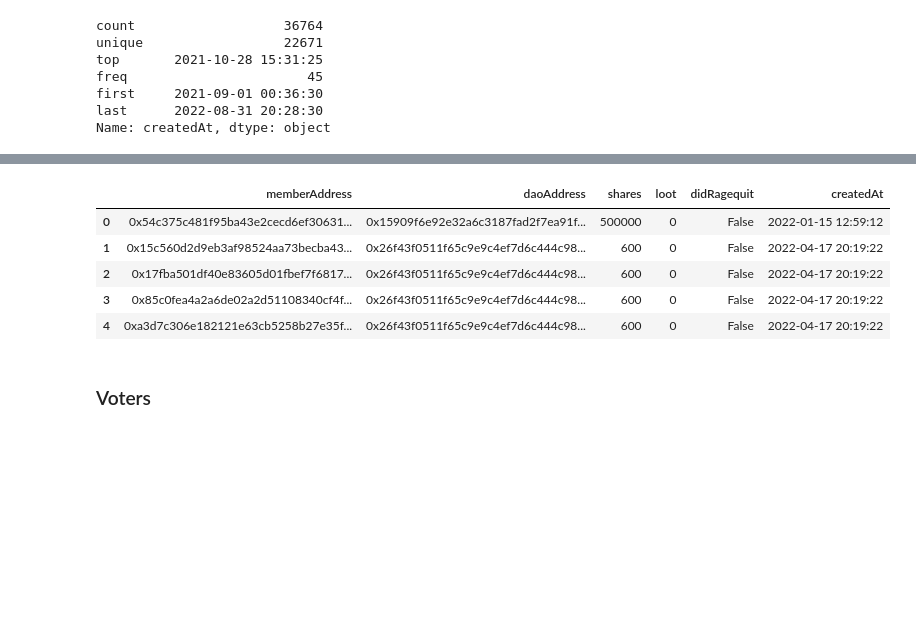
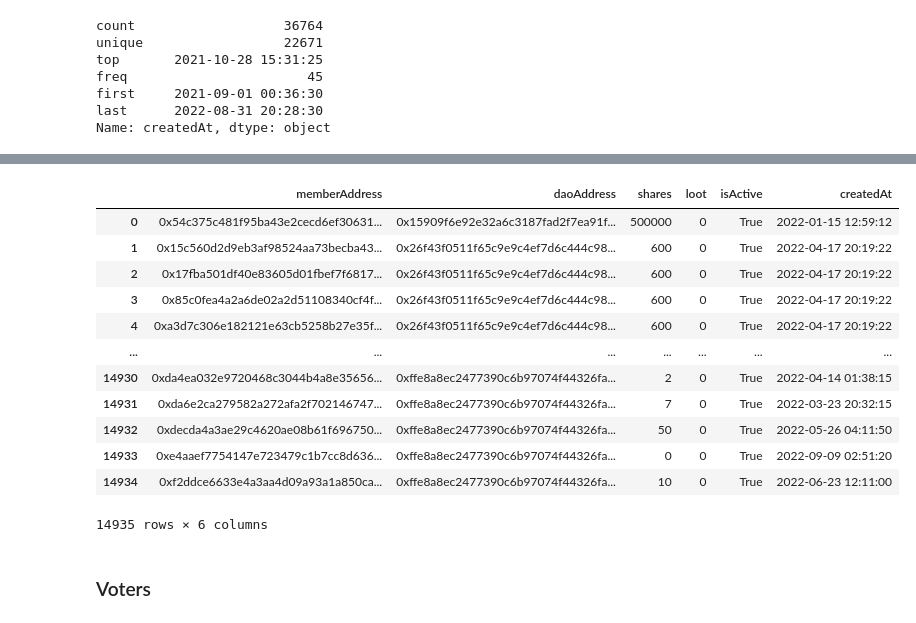
Before and after one commit to Grasia/semantic-web3-dao, a Jupyter notebook: knowledge_graph/KnowledgeGraph-Web3-DAO.ipynb, the cells around one changed output, grey strips where cells are left out. Saved outputs shown, nothing was run; the diff lists cells and outputs as text; code cells hidden in the pictures; blank space fills up the shorter version.

```diff
--- a/knowledge_graph/KnowledgeGraph-Web3-DAO.ipynb
+++ b/knowledge_graph/KnowledgeGraph-Web3-DAO.ipynb
@@ -269,0 +300,3 @@ dao_members_df = dao_members_df[dao_members_df['molochAddress'].isin(dao_list)]
+# %%
+dao_members_df['isActive'] = ~dao_members_df['didRagequit']
+dao_members_df.head()
@@ -270,2 +310,3 @@ dao_members_df = dao_members_df[dao_members_df['molochAddress'].isin(dao_list)]
 # %%
-dao_members_df = dao_members_df[["memberAddress", "molochAddress", "shares", "loot", "didRagequit", "createdAt"]]
+dao_members_df = dao_members_df[["memberAddress", "molochAddress", "shares", "loot", "isActive", "createdAt"]]
+dao_members_df
@@ -337,4 +430,5 @@ dao_proposals_df.head()
 5 rows × 21 columns
 # %%
 # Only proposals from the selected DAOs.
-dao_proposals_df = dao_proposals_df[dao_proposals_df['molochAddress'].isin(dao_list)]
+dao_proposals_df = dao_proposals_df[dao_proposals_df['molochAddress'].isin(daos_df['daoAddress'])]
+dao_proposals_df
@@ -431,3 +605,4 @@ daos_df.head()
 # %%
 # Discard members that are not in the new DAO list.
-dao_members_df = dao_members_df[dao_members_df['daoAddress'].isin(dao_proposals_list)]
+dao_members_df = dao_members_df[dao_members_df['daoAddress'].isin(dao_proposals_df['daoAddress'])]
+dao_members_df
@@ -434,13 +623,20 @@ dao_members_df = dao_members_df[dao_members_df['daoAddress'].isin(dao_proposals_
 # %%
 dao_members_df.reset_index(inplace = True, drop = True)
-dao_members_df.head()
+dao_members_df
 # %% [output]
-|  | memberAddress | daoAddress | shares | loot | didRagequit | createdAt |
-| 0 | 0x54c375c481f95ba43e2cecd6ef30631... | 0x15909f6e92e32a6c3187fad2f7ea91f... | 500000 | 0 | False | 2022-01-15 12:59:12 |
-| 1 | 0x15c560d2d9eb3af98524aa73becba43... | 0x26f43f0511f65c9e9c4ef7d6c444c98... | 600 | 0 | False | 2022-04-17 20:19:22 |
-| 2 | 0x17fba501df40e83605d01fbef7f6817... | 0x26f43f0511f65c9e9c4ef7d6c444c98... | 600 | 0 | False | 2022-04-17 20:19:22 |
-| 3 | 0x85c0fea4a2a6de02a2d51108340cf4f... | 0x26f43f0511f65c9e9c4ef7d6c444c98... | 600 | 0 | False | 2022-04-17 20:19:22 |
-| 4 | 0xa3d7c306e182121e63cb5258b27e35f... | 0x26f43f0511f65c9e9c4ef7d6c444c98... | 600 | 0 | False | 2022-04-17 20:19:22 |
+|  | memberAddress | daoAddress | shares | loot | isActive | createdAt |
+| 0 | 0x54c375c481f95ba43e2cecd6ef30631... | 0x15909f6e92e32a6c3187fad2f7ea91f... | 500000 | 0 | True | 2022-01-15 12:59:12 |
+| 1 | 0x15c560d2d9eb3af98524aa73becba43... | 0x26f43f0511f65c9e9c4ef7d6c444c98... | 600 | 0 | True | 2022-04-17 20:19:22 |
+| 2 | 0x17fba501df40e83605d01fbef7f6817... | 0x26f43f0511f65c9e9c4ef7d6c444c98... | 600 | 0 | True | 2022-04-17 20:19:22 |
+| 3 | 0x85c0fea4a2a6de02a2d51108340cf4f... | 0x26f43f0511f65c9e9c4ef7d6c444c98... | 600 | 0 | True | 2022-04-17 20:19:22 |
+| 4 | 0xa3d7c306e182121e63cb5258b27e35f... | 0x26f43f0511f65c9e9c4ef7d6c444c98... | 600 | 0 | True | 2022-04-17 20:19:22 |
+| ... | ... | ... | ... | ... | ... | ... |
+| 14930 | 0xda4ea032e9720468c3044b4a8e35656... | 0xffe8a8ec2477390c6b97074f44326fa... | 2 | 0 | True | 2022-04-14 01:38:15 |
+| 14931 | 0xda6e2ca279582a272afa2f702146747... | 0xffe8a8ec2477390c6b97074f44326fa... | 7 | 0 | True | 2022-03-23 20:32:15 |
+| 14932 | 0xdecda4a3ae29c4620ae08b61f696750... | 0xffe8a8ec2477390c6b97074f44326fa... | 50 | 0 | True | 2022-05-26 04:11:50 |
+| 14933 | 0xe4aaef7754147e723479c1b7cc8d636... | 0xffe8a8ec2477390c6b97074f44326fa... | 0 | 0 | True | 2022-09-09 02:51:20 |
+| 14934 | 0xf2ddce6633e4a3aa4d09a93a1a850ca... | 0xffe8a8ec2477390c6b97074f44326fa... | 10 | 0 | True | 2022-06-23 12:11:00 |
+14935 rows × 6 columns
 # %% [markdown]
 ### Voters
 # %%
```
Also changed, not shown: parts of 91 cells of this notebook.
